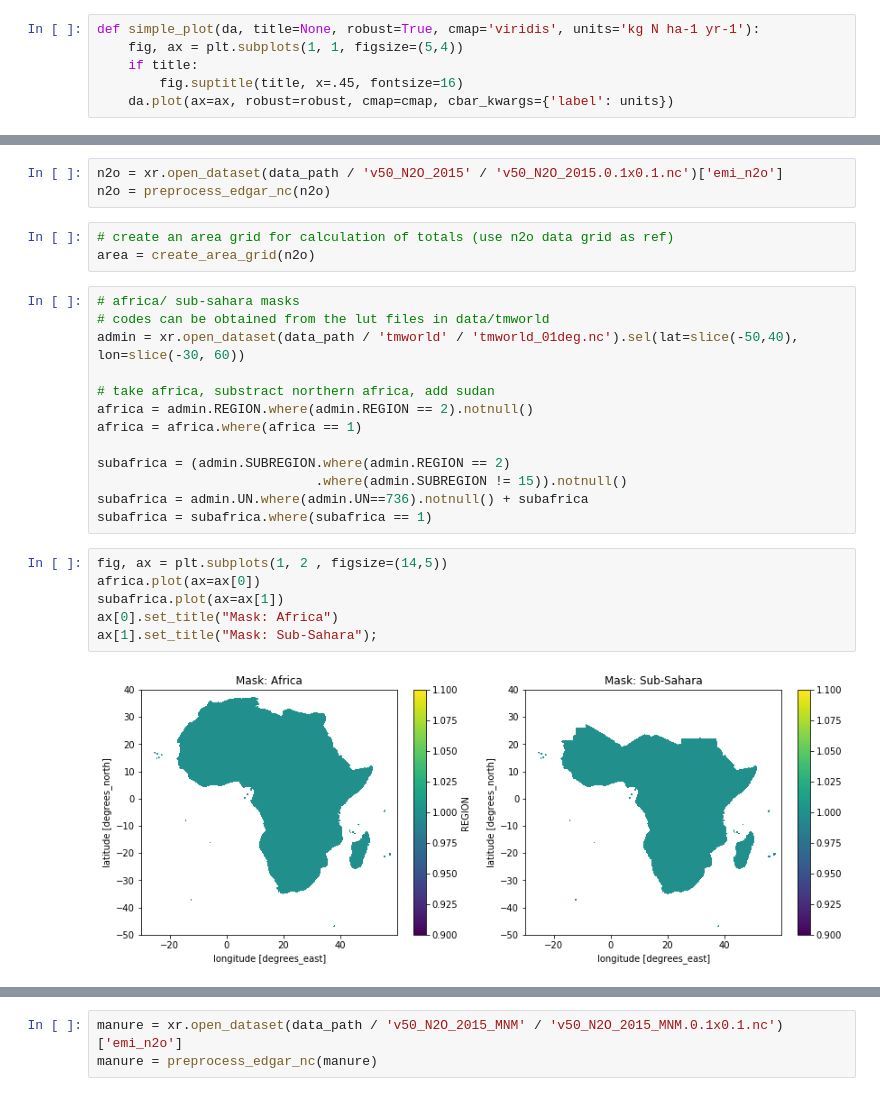
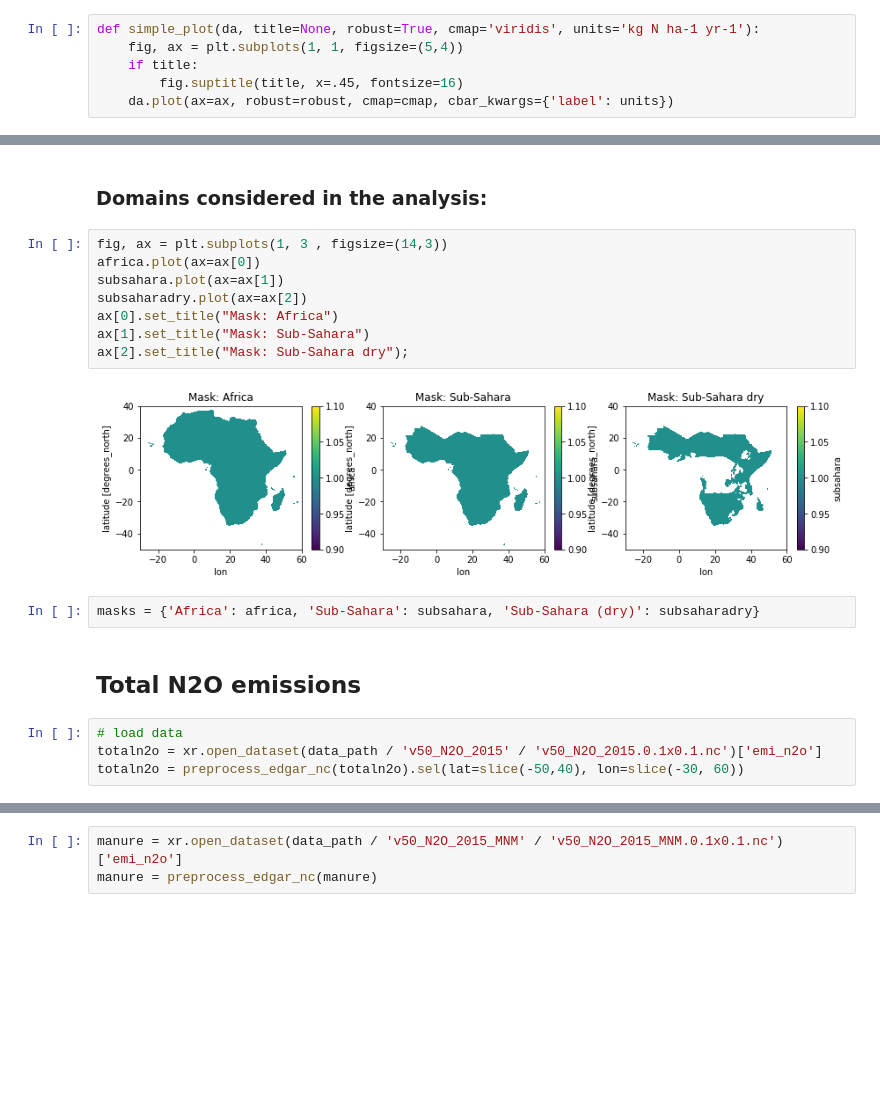
Before and after one commit to cwerner/edgar5-analysis-africa, a Jupyter notebook: analysis.ipynb, the cells around one changed output, grey strips where cells are left out. Drawn from its saved outputs; the diff is of its cells as text; blank space fills up the shorter version.

```diff
--- a/analysis.ipynb
+++ b/analysis.ipynb
@@ -67,27 +90,20 @@ data_path.ls(recursive=True)
+# %% [markdown]
+### Domains considered in the analysis:
+# %%
+fig, ax = plt.subplots(1, 3 , figsize=(14,3))
+africa.plot(ax=ax[0])
+subsahara.plot(ax=ax[1])
+subsaharadry.plot(ax=ax[2])
+ax[0].set_title("Mask: Africa")
+ax[1].set_title("Mask: Sub-Sahara")
+ax[2].set_title("Mask: Sub-Sahara dry");
+# %% [output]
+[figure, added]
+# %%
+masks = {'Africa': africa, 'Sub-Sahara': subsahara, 'Sub-Sahara (dry)': subsaharadry}
+# %% [markdown]
+## Total N2O emissions
 # %%
-n2o = xr.open_dataset(data_path / 'v50_N2O_2015' / 'v50_N2O_2015.0.1x0.1.nc')['emi_n2o']
-n2o = preprocess_edgar_nc(n2o)
+# load data
+totaln2o = xr.open_dataset(data_path / 'v50_N2O_2015' / 'v50_N2O_2015.0.1x0.1.nc')['emi_n2o']
+totaln2o = preprocess_edgar_nc(totaln2o).sel(lat=slice(-50,40), lon=slice(-30, 60))
-# %%
-# create an area grid for calculation of totals (use n2o data grid as ref)
-area = create_area_grid(n2o)
-# %%
-# africa/ sub-sahara masks
-# codes can be obtained from the lut files in data/tmworld
-admin = xr.open_dataset(data_path / 'tmworld' / 'tmworld_01deg.nc').sel(lat=slice(-50,40), lon=slice(-30, 60))
-
-# take africa, substract northern africa, add sudan
-africa = admin.REGION.where(admin.REGION == 2).notnull()
-africa = africa.where(africa == 1)
-
-subafrica = (admin.SUBREGION.where(admin.REGION == 2)
-                            .where(admin.SUBREGION != 15)).notnull()
-subafrica = admin.UN.where(admin.UN==736).notnull() + subafrica
-subafrica = subafrica.where(subafrica == 1)
-# %%
-fig, ax = plt.subplots(1, 2 , figsize=(14,5))
-africa.plot(ax=ax[0])
-subafrica.plot(ax=ax[1])
-ax[0].set_title("Mask: Africa")
-ax[1].set_title("Mask: Sub-Sahara");
-# %% [output]
-[figure, removed]
```
Also changed, not shown: parts of 42 cells of this notebook.
